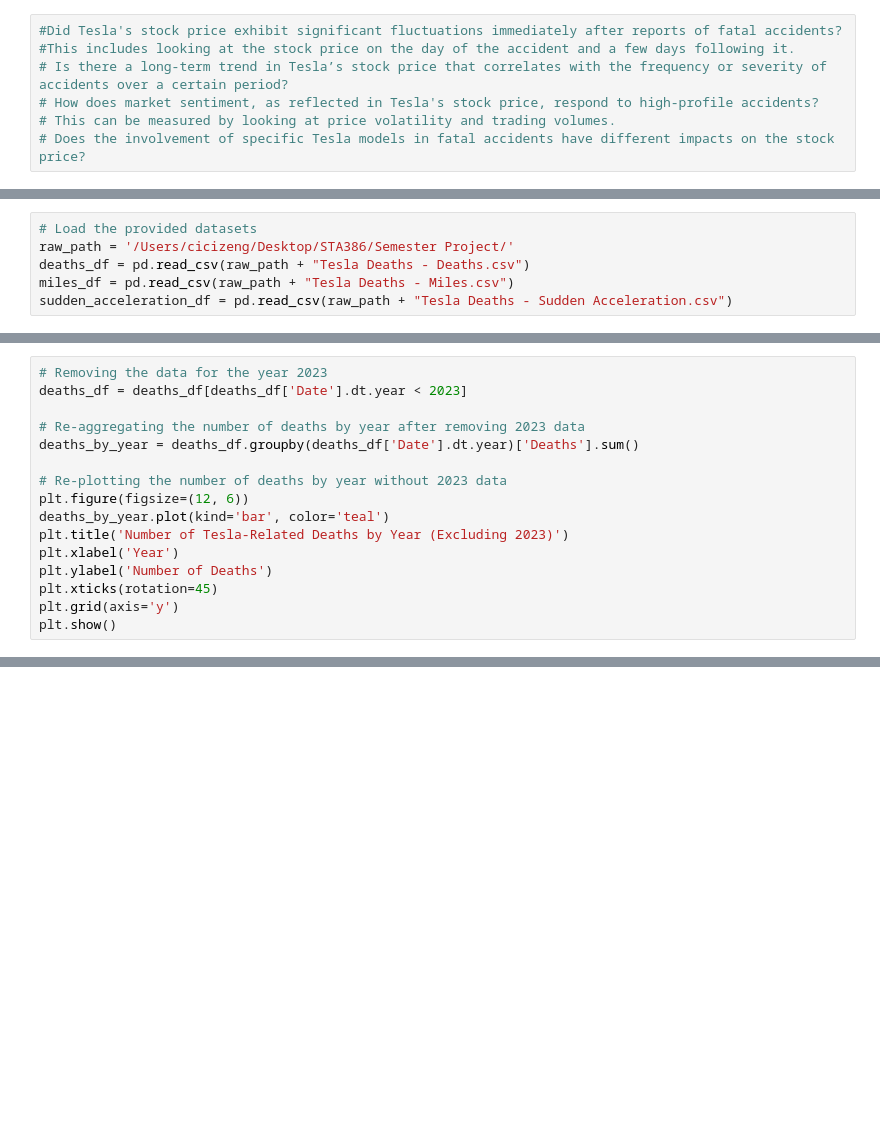
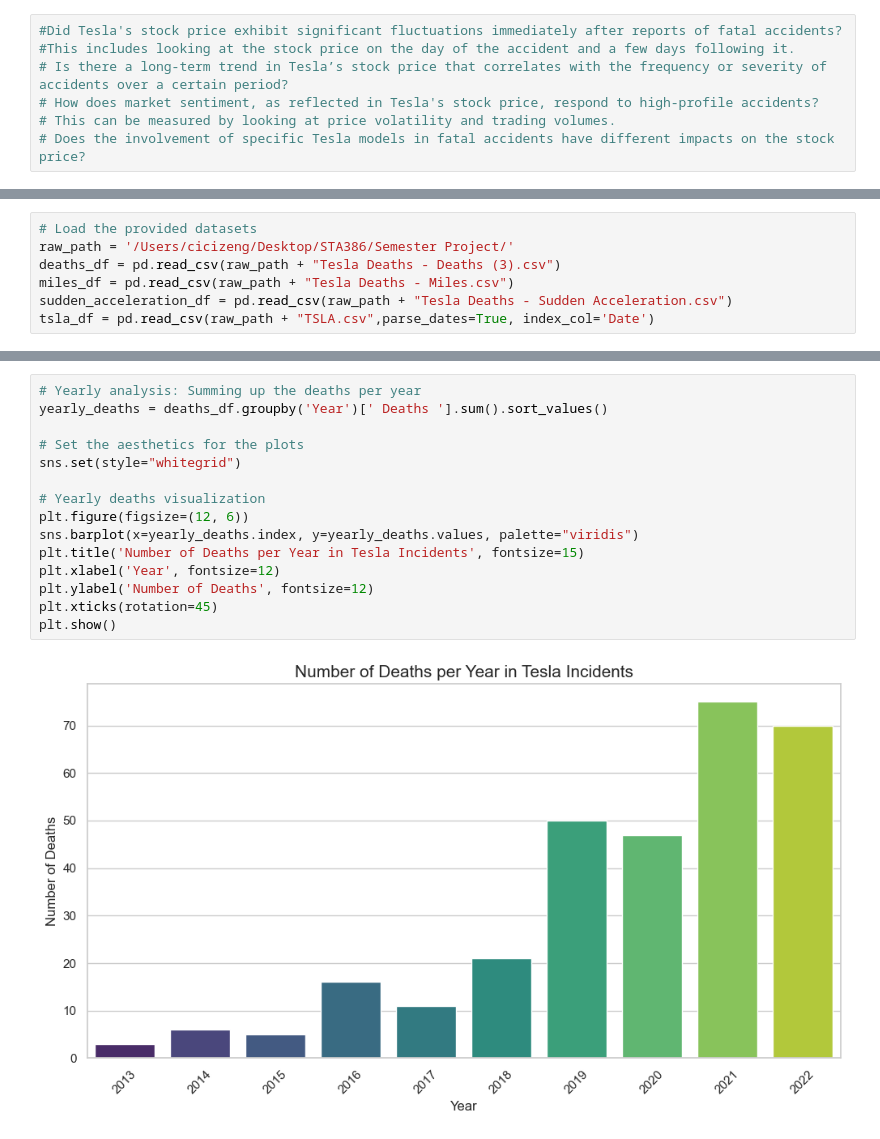
Before and after one commit to zyuexi2/EcommercepRroject, a Jupyter notebook: Semester Project.ipynb, the cells around one changed output, grey strips where cells are left out. Saved outputs shown, nothing was run; the diff lists cells and outputs as text; blank space fills up the shorter version.

```diff
--- a/Semester Project.ipynb
+++ b/Semester Project.ipynb
@@ -13,9 +17,10 @@ import numpy as np
 # %%
 # Load the provided datasets
 raw_path = '/Users/cicizeng/Desktop/STA386/Semester Project/'
-deaths_df = pd.read_csv(raw_path + "Tesla Deaths - Deaths.csv")
+deaths_df = pd.read_csv(raw_path + "Tesla Deaths - Deaths (3).csv")
 miles_df = pd.read_csv(raw_path + "Tesla Deaths - Miles.csv")
 sudden_acceleration_df = pd.read_csv(raw_path + "Tesla Deaths - Sudden Acceleration.csv")
+tsla_df = pd.read_csv(raw_path + "TSLA.csv",parse_dates=True, index_col='Date')
 # %%
 url = "https://www.alphavantage.co/query"
 parameters = {
@@ -62,16 +41,0 @@ memory usage: 66.3+ KB
-# %%
-# Removing the data for the year 2023
-deaths_df = deaths_df[deaths_df['Date'].dt.year < 2023]
-
-# Re-aggregating the number of deaths by year after removing 2023 data
-deaths_by_year = deaths_df.groupby(deaths_df['Date'].dt.year)['Deaths'].sum()
-
-# Re-plotting the number of deaths by year without 2023 data
-plt.figure(figsize=(12, 6))
-deaths_by_year.plot(kind='bar', color='teal')
-plt.title('Number of Tesla-Related Deaths by Year (Excluding 2023)')
-plt.xlabel('Year')
-plt.ylabel('Number of Deaths')
-plt.xticks(rotation=45)
-plt.grid(axis='y')
-plt.show()
@@ -135,0 +42,17 @@ plt.show()
+# %%
+# Yearly analysis: Summing up the deaths per year
+yearly_deaths = deaths_df.groupby('Year')[' Deaths '].sum().sort_values()
+
+# Set the aesthetics for the plots
+sns.set(style="whitegrid")
+
+# Yearly deaths visualization
+plt.figure(figsize=(12, 6))
+sns.barplot(x=yearly_deaths.index, y=yearly_deaths.values, palette="viridis")
+plt.title('Number of Deaths per Year in Tesla Incidents', fontsize=15)
+plt.xlabel('Year', fontsize=12)
+plt.ylabel('Number of Deaths', fontsize=12)
+plt.xticks(rotation=45)
+plt.show()
+# %% [output]
+[figure, added]
```
Also changed, not shown: parts of 12 cells of this notebook, 3 other files.
